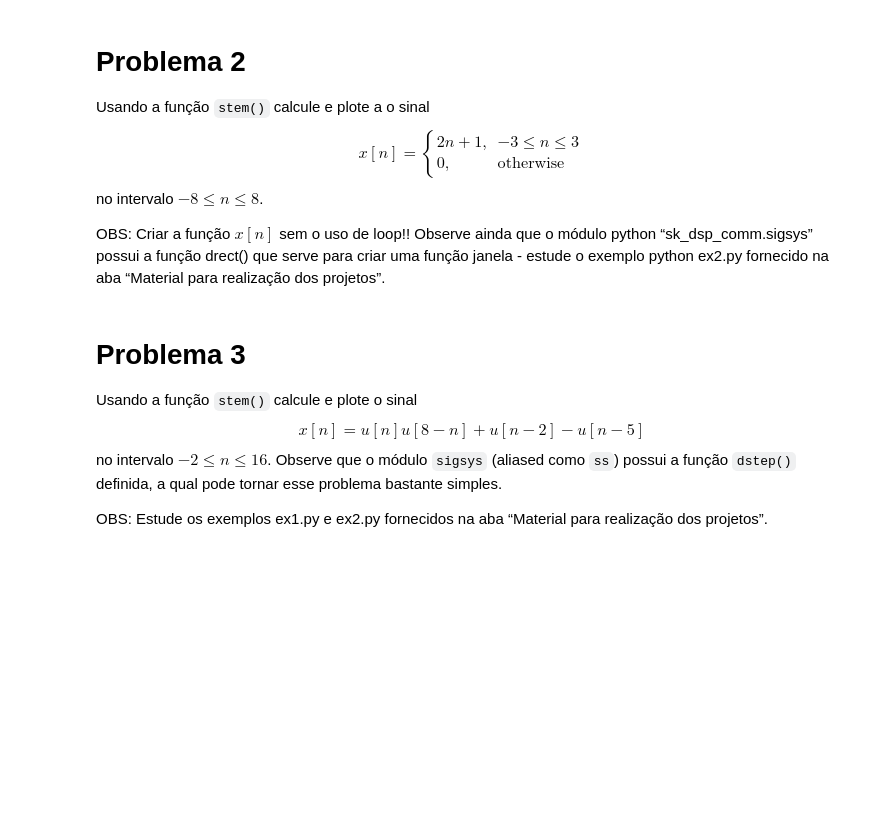
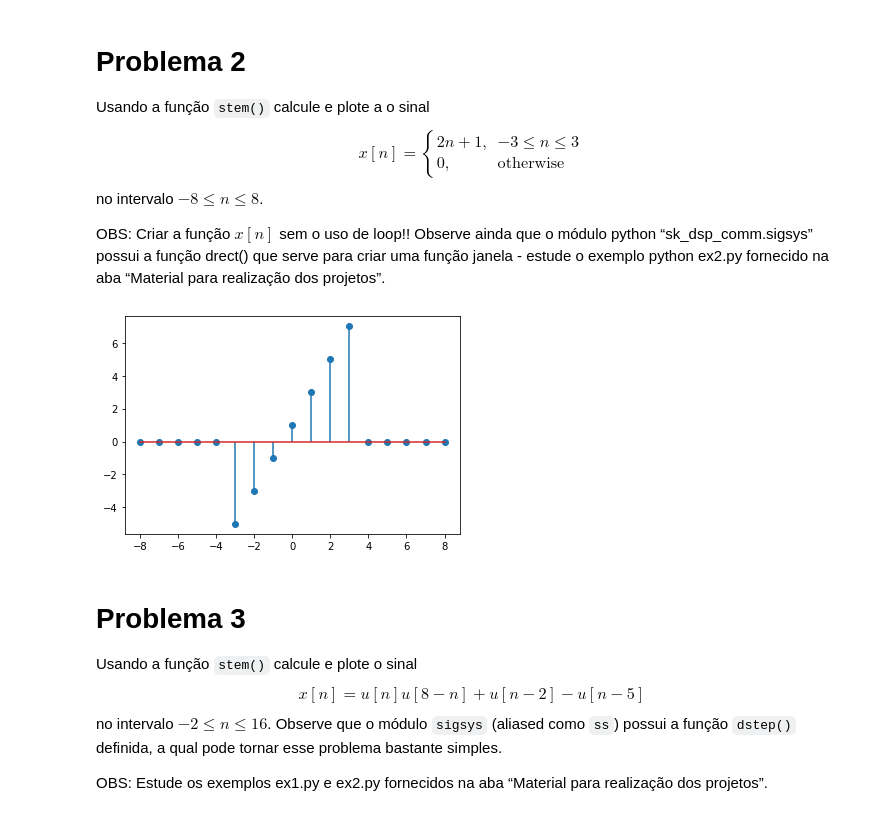
Before and after one commit to juan-santos/sinais_trabalho1, a Jupyter notebook: Projeto1.ipynb, the cells around one changed output. Cells and saved outputs as stored; diff of their text form; code cells hidden in the pictures; blank space fills up the shorter version.

```diff
--- a/Projeto1.ipynb
+++ b/Projeto1.ipynb
@@ -69,3 +141,17 @@ OBS: Criar a função $x[n]$ sem o uso de loop!! Observe ainda que o módulo pyt
+# %%
+# numpy.arange([start, ]stop, [step, ]dtype=None, *, like=None)
+
+# crio um array pro intervalo solicitado
+n = np.arange(-8, 9)
+x = ss.drect(n + 3, 7)
+y = (2 * n) + 1
+yy = x * y
+
+#Exibo o gráfico da função
+plt.stem(n, yy, use_line_collection = True)
+plt.show()
+# %% [output]
+[figure, added]
 # %% [markdown]
 # Problema 3
 Usando a função `stem()` calcule e plote o sinal
```
Also changed, not shown: parts of 36 cells of this notebook.
